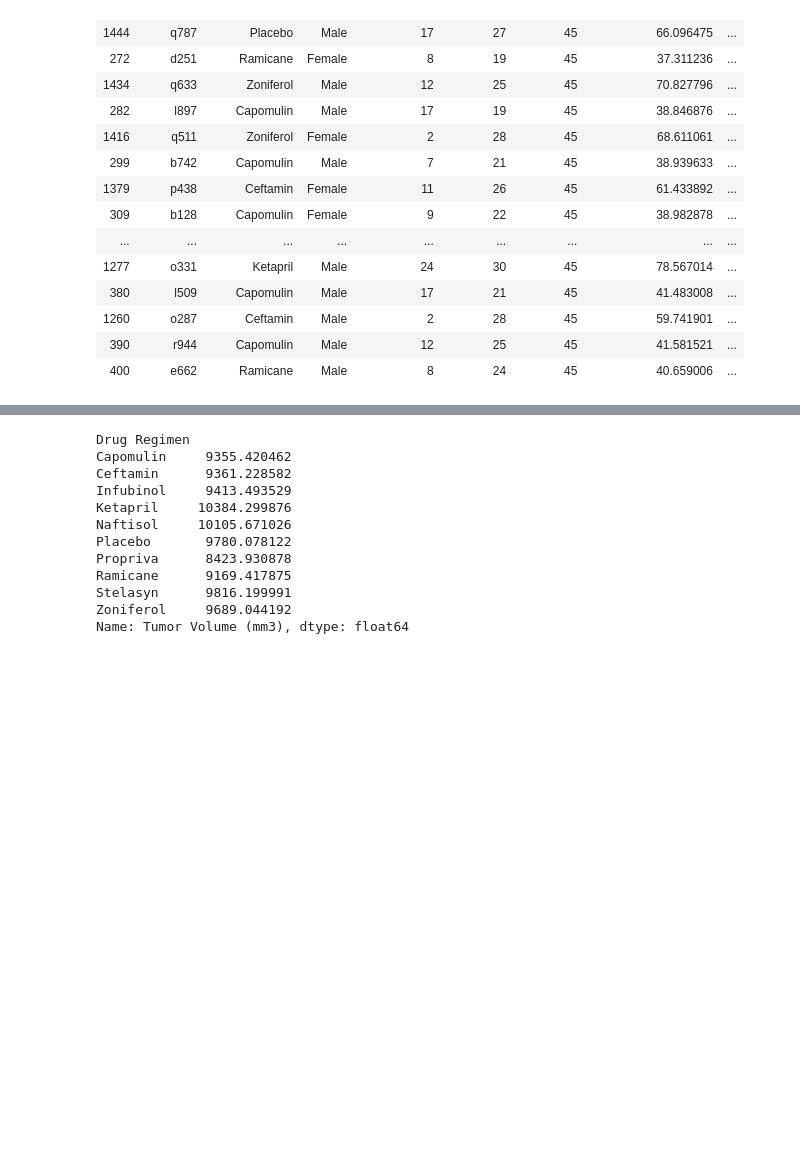
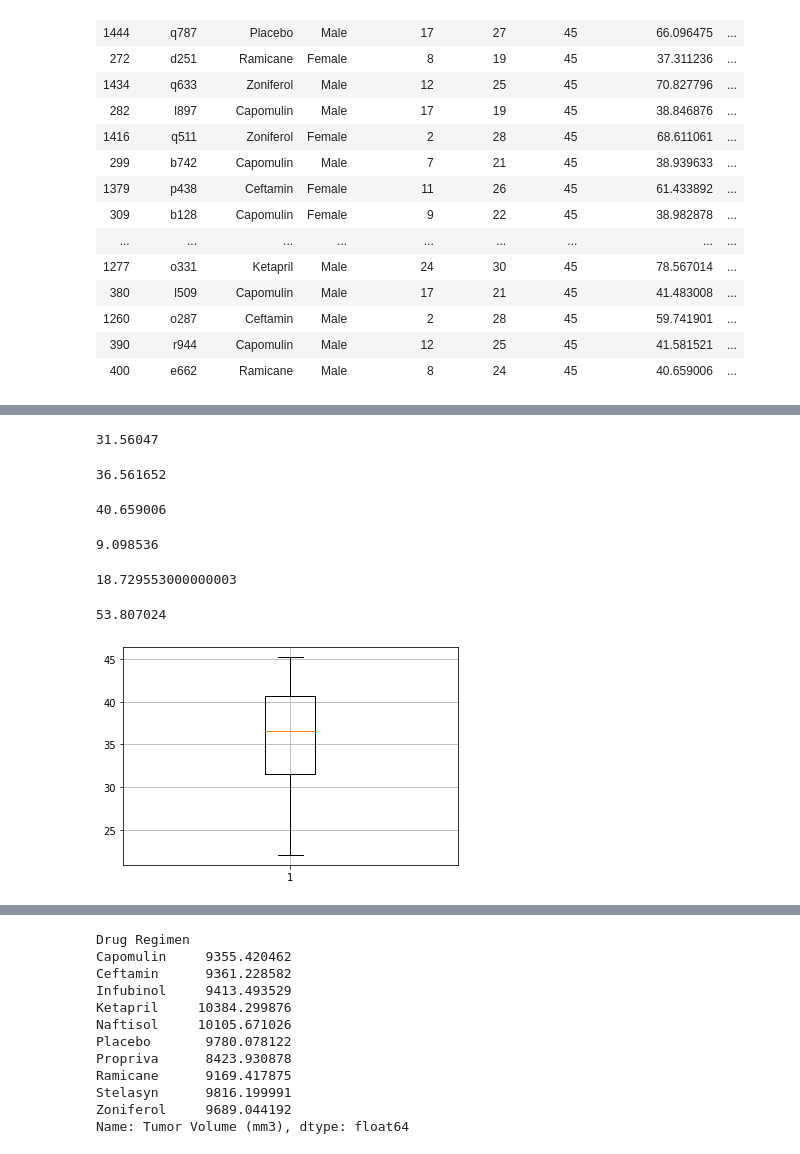
Before and after one commit to KFrench/Matplotlib-Challenge, a Jupyter notebook: Data-checkpoint.ipynb, the cells around one changed output, grey strips where cells are left out. Cells and saved outputs as stored; diff of their text form; code cells hidden in the pictures; blank space fills up the shorter version.

```diff
--- a/Data-checkpoint.ipynb
+++ b/Data-checkpoint.ipynb
@@ -256,0 +375,62 @@ final_df.head(25)
+# %%
+rami_list=[22.050126
+,29.128472
+,30.276232
+,30.564625
+,30.638696
+,31.095335
+,31.56047
+,32.978522
+,33.397653
+,33.562402
+,36.134852
+,36.37451
+,36.561652
+,37.22565
+,37.311236
+,38.342008
+,38.407618
+,38.810366
+,40.659006
+,40.667713
+,43.047543
+,43.166373
+,43.419381
+,44.183451
+,45.220869]
+# %%
+q1rami=np.percentile(rami_list,25)
+q1rami
+# %% [output]
+31.56047
+# %%
+q2rami=np.percentile(rami_list,50)
+q2rami
+# %% [output]
+36.561652
+# %%
+q3rami=np.percentile(rami_list,75)
+q3rami
+# %% [output]
+40.659006
+# %%
+iqr_rami=q3rami-q1rami
+iqr_rami
+# %% [output]
+9.098536
+# %%
+rami_low=q1capo - (1.5 * iqr_rami)
+rami_low
+# %% [output]
+18.729553000000003
+# %%
+rami_up=q3capo + (1.5*iqr_rami)
+rami_up
+# %% [output]
+53.807024
+# %%
+plt.boxplot(rami_list)
+plt.grid()
+plt.show()
+# %% [output]
+[figure, added]
```
Also changed, not shown: parts of 45 cells of this notebook.
